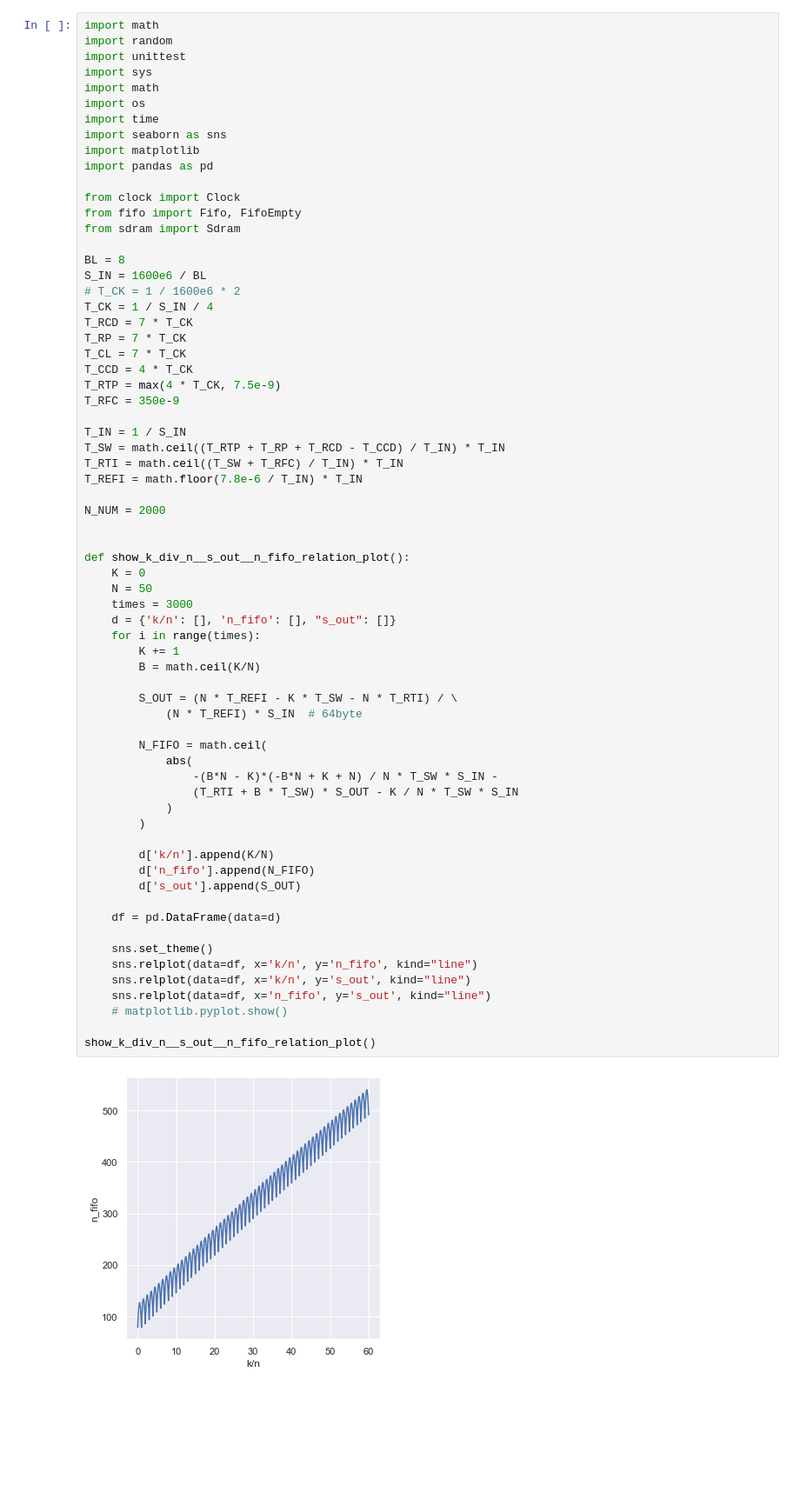
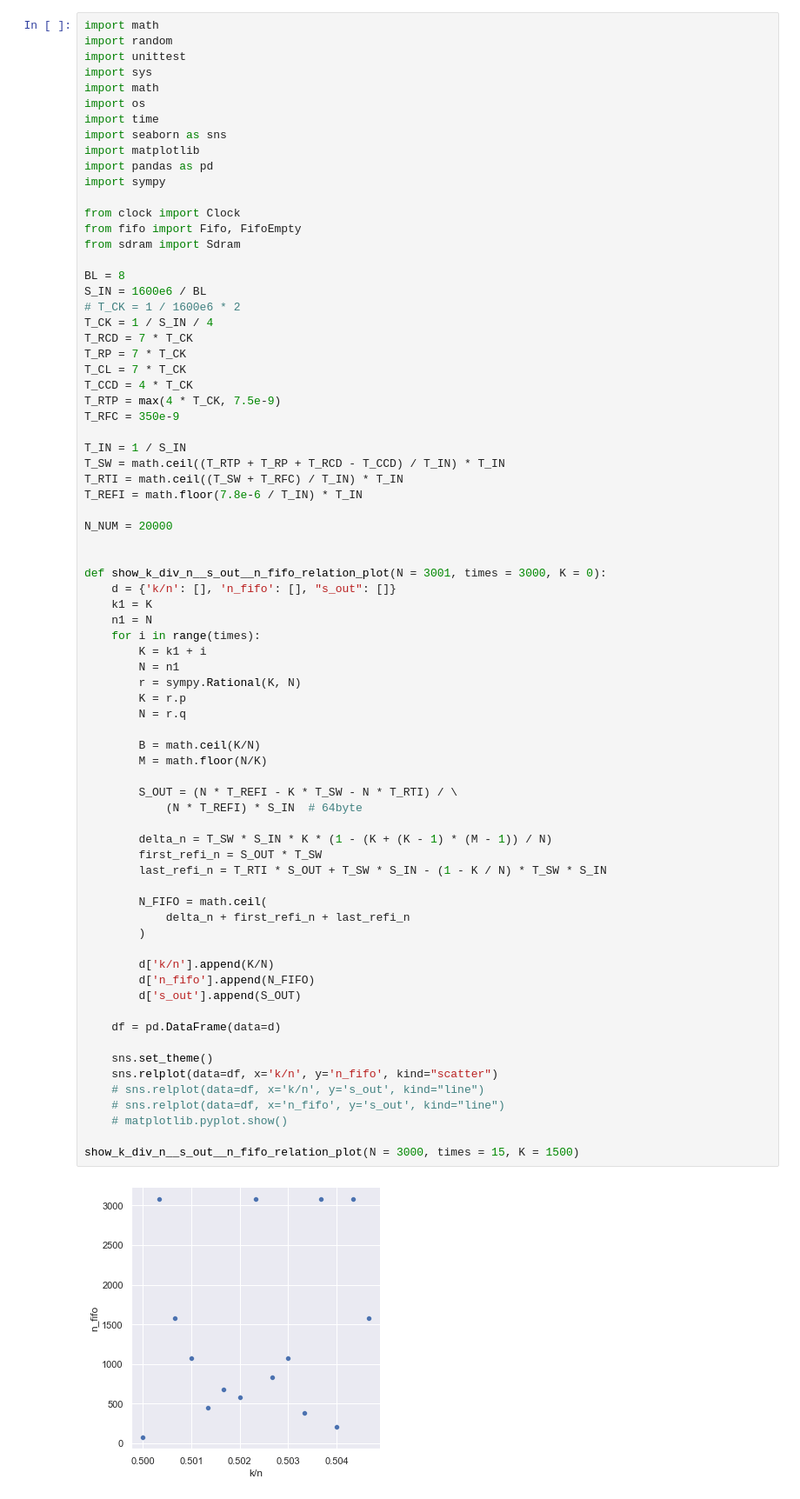
Before and after one commit to LurenAA/Calculate_S_out, a Jupyter notebook: fifo_module/plot.ipynb, the cells around one changed output. Shown at 87% size. Cells and saved outputs as stored; diff of their text form; blank space fills up the shorter version.

```diff
--- a/fifo_module/plot.ipynb
+++ b/fifo_module/plot.ipynb
@@ -9,6 +9,7 @@ import time
 import seaborn as sns
 import matplotlib
 import pandas as pd
+import sympy
 
 from clock import Clock
 from fifo import Fifo, FifoEmpty
@@ -25,45 +26,51 @@ T_CCD = 4 * T_CK
 T_RTP = max(4 * T_CK, 7.5e-9)
 T_RFC = 350e-9
 
 T_IN = 1 / S_IN
 T_SW = math.ceil((T_RTP + T_RP + T_RCD - T_CCD) / T_IN) * T_IN
 T_RTI = math.ceil((T_SW + T_RFC) / T_IN) * T_IN
 T_REFI = math.floor(7.8e-6 / T_IN) * T_IN
 
-N_NUM = 2000
+N_NUM = 20000
 
 
-def show_k_div_n__s_out__n_fifo_relation_plot():
-    K = 0
-    N = 50
-    times = 3000
+def show_k_div_n__s_out__n_fifo_relation_plot(N = 3001, times = 3000, K = 0):
     d = {'k/n': [], 'n_fifo': [], "s_out": []}
+    k1 = K
+    n1 = N
     for i in range(times):
-        K += 1
+        K = k1 + i
+        N = n1
+        r = sympy.Rational(K, N)
+        K = r.p
+        N = r.q
+
         B = math.ceil(K/N)
+        M = math.floor(N/K)
 
         S_OUT = (N * T_REFI - K * T_SW - N * T_RTI) / \
             (N * T_REFI) * S_IN  # 64byte
 
+        delta_n = T_SW * S_IN * K * (1 - (K + (K - 1) * (M - 1)) / N)
+        first_refi_n = S_OUT * T_SW
+        last_refi_n = T_RTI * S_OUT + T_SW * S_IN - (1 - K / N) * T_SW * S_IN
+
         N_FIFO = math.ceil(
-            abs(
-                -(B*N - K)*(-B*N + K + N) / N * T_SW * S_IN -
-                (T_RTI + B * T_SW) * S_OUT - K / N * T_SW * S_IN
-            )
+            delta_n + first_refi_n + last_refi_n
         )
 
         d['k/n'].append(K/N)
         d['n_fifo'].append(N_FIFO)
         d['s_out'].append(S_OUT)
 
     df = pd.DataFrame(data=d)
 
     sns.set_theme()
-    sns.relplot(data=df, x='k/n', y='n_fifo', kind="line")
-    sns.relplot(data=df, x='k/n', y='s_out', kind="line")
-    sns.relplot(data=df, x='n_fifo', y='s_out', kind="line")
+    sns.relplot(data=df, x='k/n', y='n_fifo', kind="scatter")
+    # sns.relplot(data=df, x='k/n', y='s_out', kind="line")
+    # sns.relplot(data=df, x='n_fifo', y='s_out', kind="line")
     # matplotlib.pyplot.show()
 
-show_k_div_n__s_out__n_fifo_relation_plot()
+show_k_div_n__s_out__n_fifo_relation_plot(N = 3000, times = 15, K = 1500)
 # %% [output]
-[figure, old version]
+[figure, new version]
```
Also changed, not shown: parts of 29 cells of this notebook, 18 other files.
